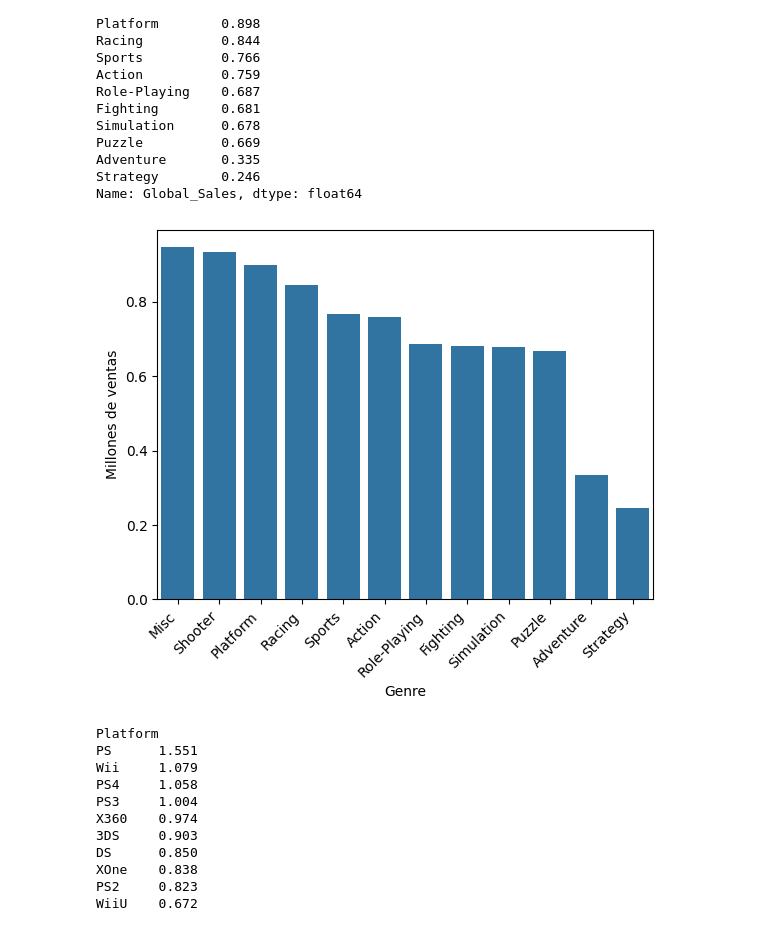
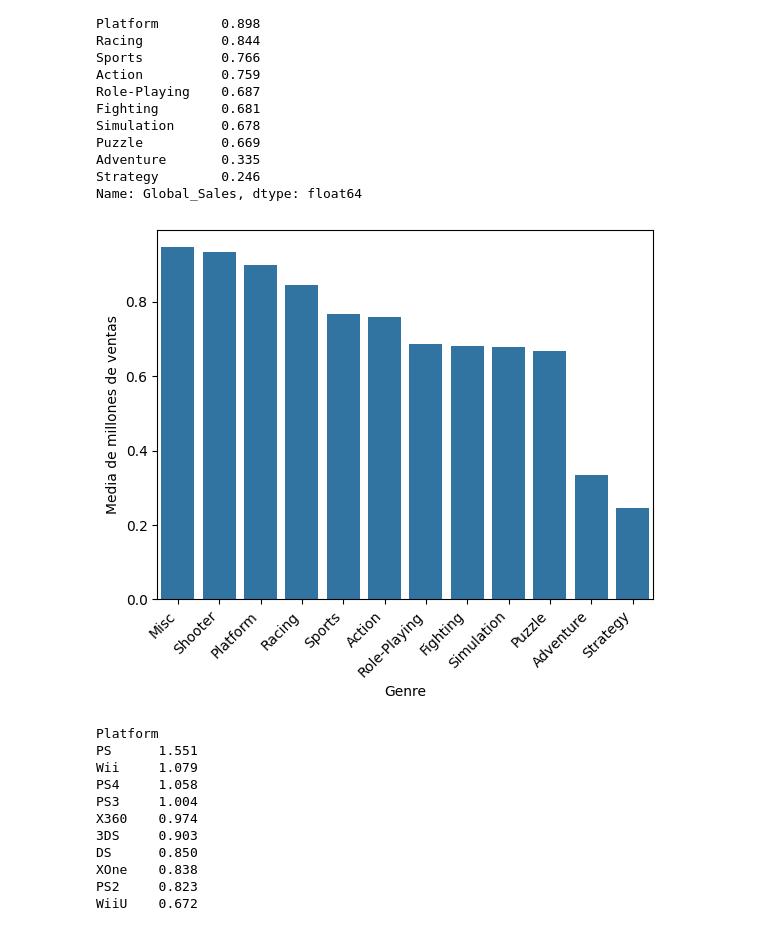
Before and after one commit to CPasData/ML-project, a Jupyter notebook: notebooks/02_LimpiezaEDA.ipynb, the cells around one changed output. Saved outputs shown, nothing was run; the diff lists cells and outputs as text; code cells hidden in the pictures.

```diff
--- a/notebooks/02_LimpiezaEDA.ipynb
+++ b/notebooks/02_LimpiezaEDA.ipynb
@@ -26,3 +61,6 @@ df
+# %%
+X = df.drop(columns=["Global_Sales"])
+y = df["Global_Sales"]
 # %%
-train_set, test_set = train_test_split(df, test_size=0.2, random_state=42)
+X_train, X_test, y_train, y_test = train_test_split(X, y, test_size=0.2, random_state=42)
 # %%
@@ -131,0 +119,11 @@ dtype: int64
+# %%
+X_train = X_train.dropna()
+y_train = y_train[X_train.index]
+
+X_test = X_test.dropna()
+y_test = y_test[X_test.index]
+
+print(X_train.shape)
+print(X_test.shape)
+print(y_train.shape)
+print(y_test.shape)
@@ -162,6 +180,9 @@ Name: Global_Sales, dtype: float64
 ### Distribución de Global_Sales
 El target presenta una fuerte asimetría positiva (cola hacia la derecha).
 La mayoría de juegos venden menos de 1M de unidades, mientras que unos pocos superan las 5M. Conviene hacer el logaritmo para acercar los valores
+# %%
+train_set = X_train.copy()
+train_set["Global_Sales"] = y_train
 # %%
 genre_sales = round(train_set.groupby("Genre")["Global_Sales"].mean().sort_values(ascending=False), 3)
 genre_sales
@@ -182,10 +203,10 @@ Strategy        0.246
 Name: Global_Sales, dtype: float64
 # %%
 sns.barplot(genre_sales)
-plt.ylabel("Millones de ventas")
+plt.ylabel("Media de millones de ventas")
 plt.xticks(rotation= 45, ha= "right");
 # %% [output]
-[figure, old version]
+[figure, new version]
 # %%
 platform_sales = round(train_set.groupby("Platform")["Global_Sales"].mean().sort_values(ascending=False), 3)
 platform_sales
```
Also changed, not shown: parts of 77 cells of this notebook, 16 other files.
